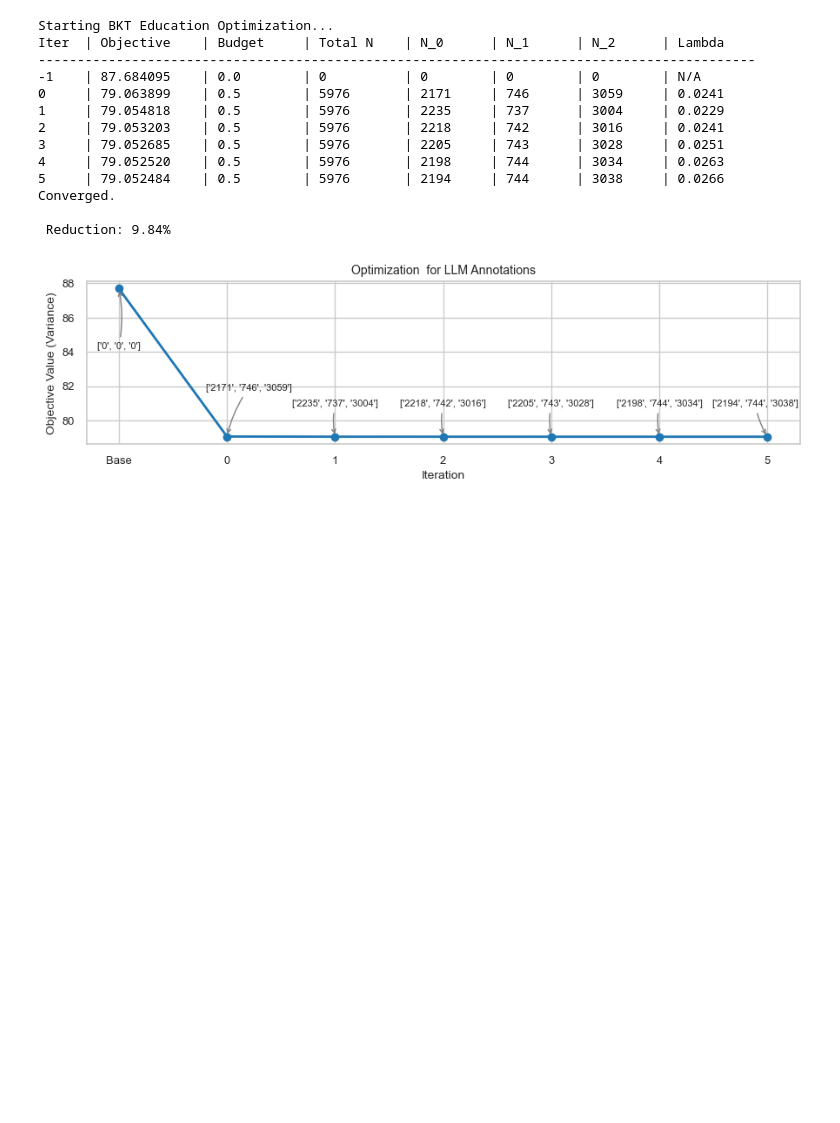
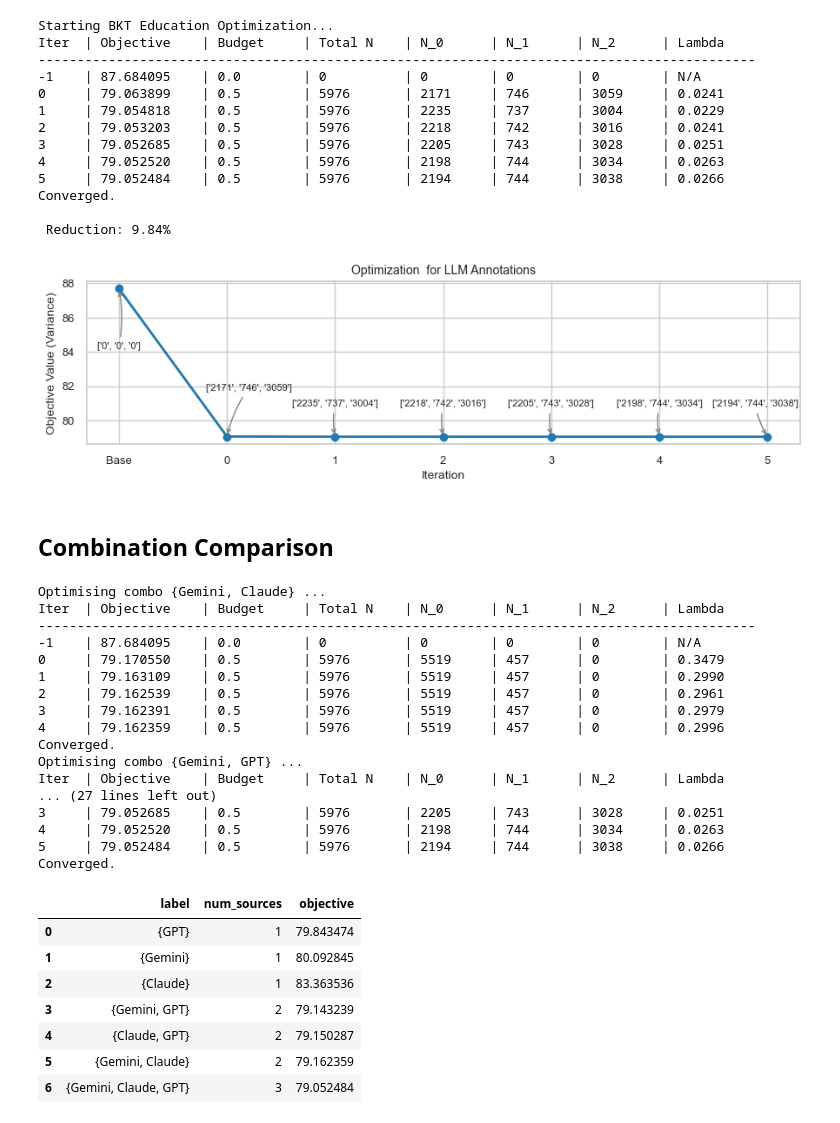
Before and after one commit to Lygist/Budgeted-Multi-Source-Counterfactual-Annotation-for-Off-Policy-Evaluation, a Jupyter notebook: OPE_Annotation_Optimization.ipynb, the cells around one changed output. Cells and saved outputs as stored; diff of their text form; code cells hidden in the pictures; blank space fills up the shorter version.

```diff
--- a/OPE_Annotation_Optimization.ipynb
+++ b/OPE_Annotation_Optimization.ipynb
@@ -1793,3 +1792,5 @@ plt.savefig("optimization_llm.png", dpi=300, bbox_inches='tight')
 plt.show()
 # %% [output]
 [figure]
+# %% [markdown]
+## Combination Comparison
@@ -1795,0 +1918,61 @@ plt.show()
+# %%
+# ## Execute BKT Subsets and Plot
+all_ids_bkt = list(range(NUM_SOURCES_BKT))
+combos_bkt = [c for r in range(1, NUM_SOURCES_BKT + 1)
+              for c in combinations(all_ids_bkt, r)]
+
+model_names = {0: 'Gemini', 1: 'Claude', 2: 'GPT'}
+baseline_no_anno_bkt = calc_objective_bkt(np.zeros((NUM_SOURCES_BKT, NUM_STATES_BKT, NUM_ACTIONS_BKT), dtype=int))
+
+results_bkt = []
+
+for combo in combos_bkt:
+    label = '{' + ', '.join(model_names[i] for i in combo) + '}'
+
+    if len(combo) == 1:
+        src = combo[0]
+        n_k_alloc = allocate_budget_bkt_dynamic(n_f_bkt, BUDGET_BKT, COSTS_BKT, source_idx=src)
+        obj = calc_objective_bkt(n_k_alloc)
+    else:
+        print(f"Optimising combo {label} ...")
+        opt_bkt = BudgetOptimizerSubsetBKT(n_f_bkt, N_s_bkt, BUDGET_BKT, COSTS_BKT, list(combo))
+        _, hist_bkt = opt_bkt.optimize(max_mm_iter=10)
+        obj = hist_bkt.iloc[-1]['obj']
+
+    results_bkt.append({
+        'label': label,
+        'num_sources': len(combo),
+        'objective': obj
+    })
+
+df_combo_bkt = (pd.DataFrame(results_bkt)
+                .sort_values(['num_sources', 'objective'])
+                .reset_index(drop=True))
+
+display(df_combo_bkt)
+# %% [output]
+Optimising combo {Gemini, Claude} ...
+Iter  | Objective    | Budget     | Total N    | N_0      | N_1      | N_2      | Lambda
+--------------------------------------------------------------------------------------------
+-1    | 87.684095    | 0.0        | 0          | 0        | 0        | 0        | N/A
+0     | 79.170550    | 0.5        | 5976       | 5519     | 457      | 0        | 0.3479
+1     | 79.163109    | 0.5        | 5976       | 5519     | 457      | 0        | 0.2990
+2     | 79.162539    | 0.5        | 5976       | 5519     | 457      | 0        | 0.2961
+3     | 79.162391    | 0.5        | 5976       | 5519     | 457      | 0        | 0.2979
+4     | 79.162359    | 0.5        | 5976       | 5519     | 457      | 0        | 0.2996
+Converged.
+Optimising combo {Gemini, GPT} ...
+Iter  | Objective    | Budget     | Total N    | N_0      | N_1      | N_2      | Lambda
+... (27 lines left out)
+3     | 79.052685    | 0.5        | 5976       | 2205     | 743      | 3028     | 0.0251
+4     | 79.052520    | 0.5        | 5976       | 2198     | 744      | 3034     | 0.0263
+5     | 79.052484    | 0.5        | 5976       | 2194     | 744      | 3038     | 0.0266
+Converged.
+|  | label | num_sources | objective |
+| 0 | {GPT} | 1 | 79.843474 |
+| 1 | {Gemini} | 1 | 80.092845 |
+| 2 | {Claude} | 1 | 83.363536 |
+| 3 | {Gemini, GPT} | 2 | 79.143239 |
+| 4 | {Claude, GPT} | 2 | 79.150287 |
+| 5 | {Gemini, Claude} | 2 | 79.162359 |
+| 6 | {Gemini, Claude, GPT} | 3 | 79.052484 |
```
Also changed, not shown: parts of 4 cells of this notebook.
